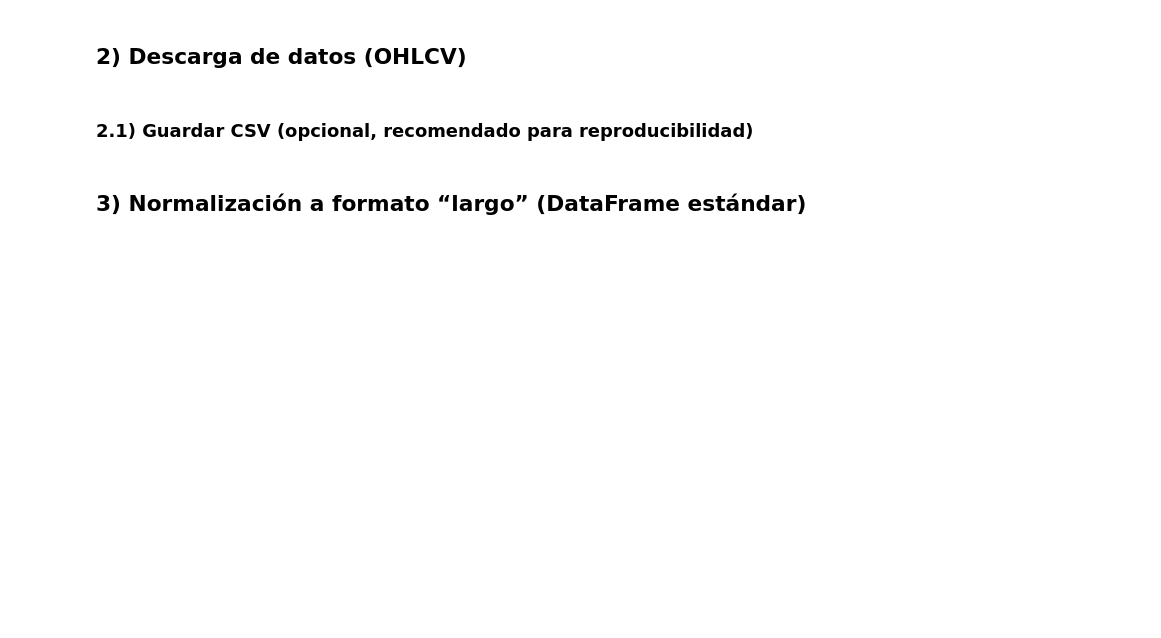
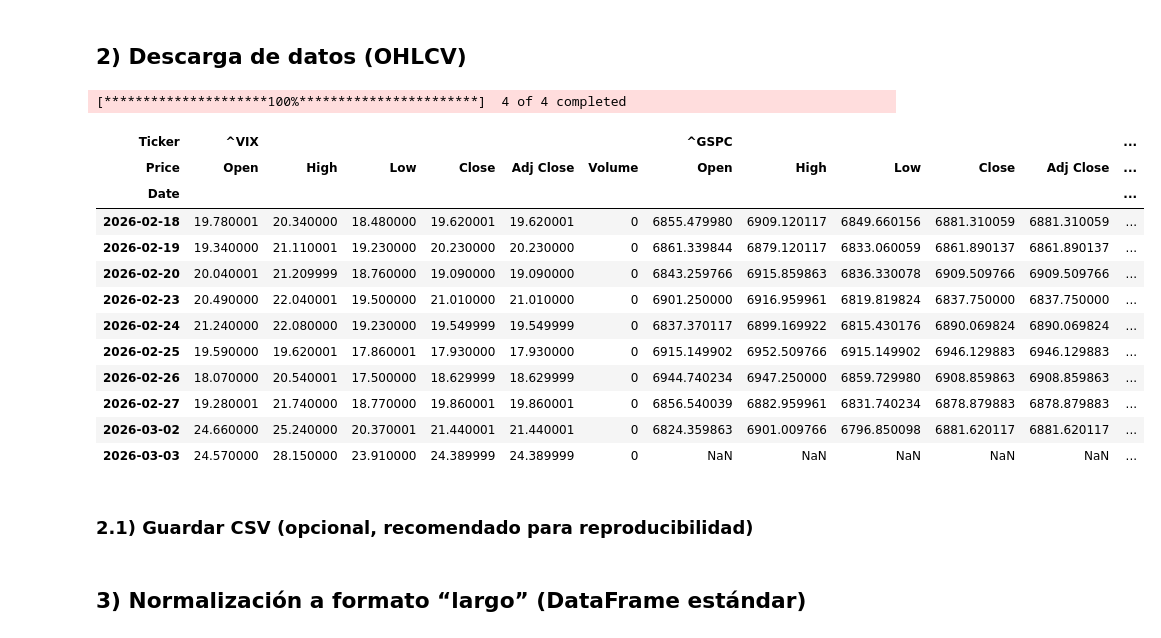
Before and after one commit to CarlosRuiz4102/tfm, a Jupyter notebook: notebooks/01_yfinance_eda.ipynb, the cells around one changed output. Drawn from its saved outputs; the diff is of its cells as text; code cells hidden in the pictures; blank space fills up the shorter version.

```diff
--- a/notebooks/01_yfinance_eda.ipynb
+++ b/notebooks/01_yfinance_eda.ipynb
@@ -54,17 +56,32 @@ print("Start:", START, "End:", END, "Interval:", INTERVAL)
 # %%
 # Descarga multi-ticker.
 # group_by='ticker' devuelve columnas por ticker cuando hay múltiples símbolos.
 raw = yf.download(
     tickers=TICKERS,
     start=START,
     end=END,
     interval=INTERVAL,
     group_by="ticker",
     auto_adjust=False,
     threads=True
 )
 
-raw.head()
+raw.tail(10)
+# %% [output]
+[*********************100%***********************]  4 of 4 completed
+| Ticker | ^VIX |  |  |  |  |  | ^GSPC |  |  |  |  | ... |
+| Price | Open | High | Low | Close | Adj Close | Volume | Open | High | Low | Close | Adj Close | ... |
+| Date |  |  |  |  |  |  |  |  |  |  |  | ... |
+| 2026-02-18 | 19.780001 | 20.340000 | 18.480000 | 19.620001 | 19.620001 | 0 | 6855.479980 | 6909.120117 | 6849.660156 | 6881.310059 | 6881.310059 | ... |
+| 2026-02-19 | 19.340000 | 21.110001 | 19.230000 | 20.230000 | 20.230000 | 0 | 6861.339844 | 6879.120117 | 6833.060059 | 6861.890137 | 6861.890137 | ... |
+| 2026-02-20 | 20.040001 | 21.209999 | 18.760000 | 19.090000 | 19.090000 | 0 | 6843.259766 | 6915.859863 | 6836.330078 | 6909.509766 | 6909.509766 | ... |
+| 2026-02-23 | 20.490000 | 22.040001 | 19.500000 | 21.010000 | 21.010000 | 0 | 6901.250000 | 6916.959961 | 6819.819824 | 6837.750000 | 6837.750000 | ... |
+| 2026-02-24 | 21.240000 | 22.080000 | 19.230000 | 19.549999 | 19.549999 | 0 | 6837.370117 | 6899.169922 | 6815.430176 | 6890.069824 | 6890.069824 | ... |
+| 2026-02-25 | 19.590000 | 19.620001 | 17.860001 | 17.930000 | 17.930000 | 0 | 6915.149902 | 6952.509766 | 6915.149902 | 6946.129883 | 6946.129883 | ... |
+| 2026-02-26 | 18.070000 | 20.540001 | 17.500000 | 18.629999 | 18.629999 | 0 | 6944.740234 | 6947.250000 | 6859.729980 | 6908.859863 | 6908.859863 | ... |
+| 2026-02-27 | 19.280001 | 21.740000 | 18.770000 | 19.860001 | 19.860001 | 0 | 6856.540039 | 6882.959961 | 6831.740234 | 6878.879883 | 6878.879883 | ... |
+| 2026-03-02 | 24.660000 | 25.240000 | 20.370001 | 21.440001 | 21.440001 | 0 | 6824.359863 | 6901.009766 | 6796.850098 | 6881.620117 | 6881.620117 | ... |
+| 2026-03-03 | 24.570000 | 28.150000 | 23.910000 | 24.389999 | 24.389999 | 0 | NaN | NaN | NaN | NaN | NaN | ... |
 # %% [markdown]
 ### 2.1) Guardar CSV (opcional, recomendado para reproducibilidad)
 # %%
```
Also changed, not shown: parts of 18 cells of this notebook.
